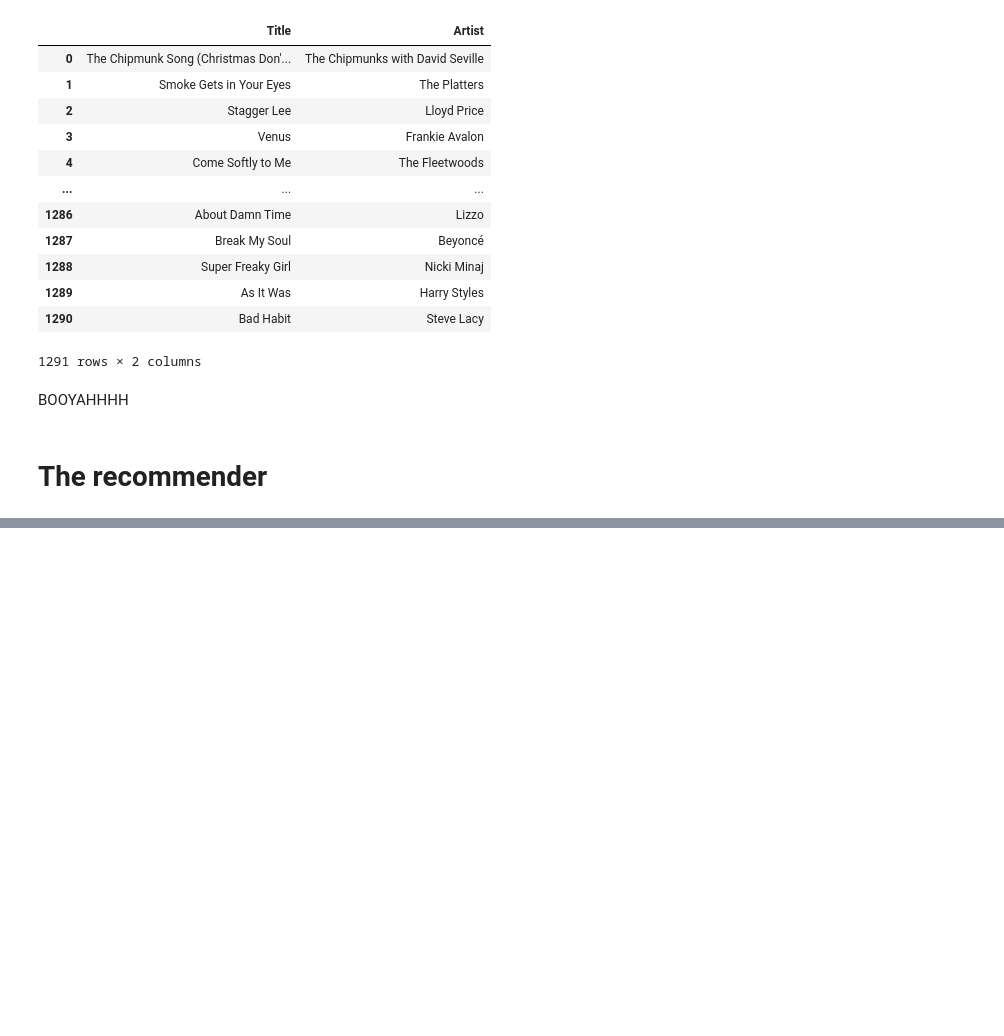
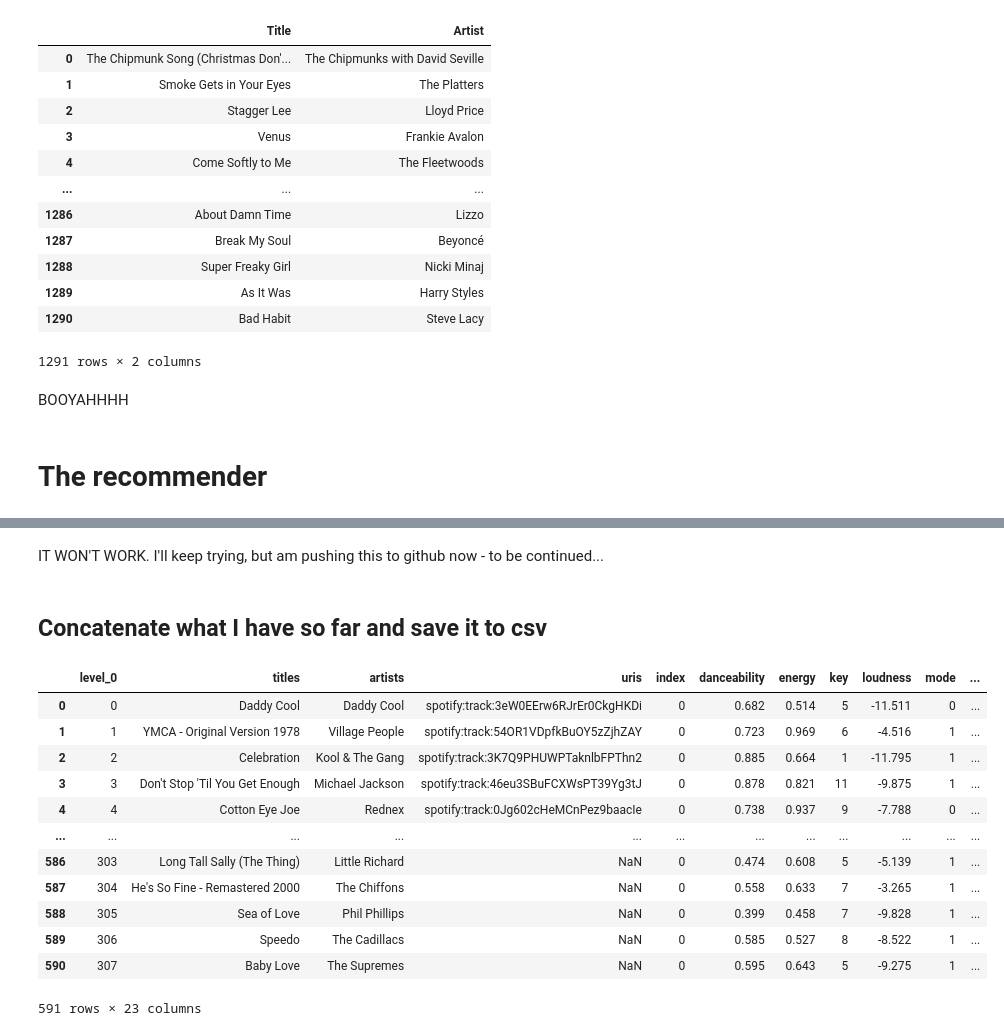
Before and after one commit to rjpeters/week6, a Jupyter notebook: Lab.ipynb, the cells around one changed output, grey strips where cells are left out. Saved outputs shown, nothing was run; the diff lists cells and outputs as text; code cells hidden in the pictures; blank space fills up the shorter version.

```diff
--- a/Lab.ipynb
+++ b/Lab.ipynb
@@ -509,0 +826,3 @@ Name: 742, dtype: object
+# %%
+# A fifties playlist
+fifties = convert_playlist("6FBDvXi7s1IBUypXsyuRsT")
@@ -509,0 +849,2 @@ Name: 742, dtype: object
+# %%
+sixties = convert_playlist("6Fb08r5usFhvjH9zRmV1KG")
@@ -509,0 +858,24 @@ Name: 742, dtype: object
+# %% [markdown]
+IT WON'T WORK. I'll keep trying, but am pushing this to github now - to be continued...
+# %% [markdown]
+## Concatenate what I have so far and save it to csv
+# %%
+save = pd.concat([songs_df, a, fifties, sixties], axis = 0)
+# %%
+save = save.reset_index()
+# %%
+save.to_csv("songs.txt")
+# %% [output]
+|  | level_0 | titles | artists | uris | index | danceability | energy | key | loudness | mode | ... |
+| 0 | 0 | Daddy Cool | Daddy Cool | spotify:track:3eW0EErw6RJrEr0CkgHKDi | 0 | 0.682 | 0.514 | 5 | -11.511 | 0 | ... |
+| 1 | 1 | YMCA - Original Version 1978 | Village People | spotify:track:54OR1VDpfkBuOY5zZjhZAY | 0 | 0.723 | 0.969 | 6 | -4.516 | 1 | ... |
+| 2 | 2 | Celebration | Kool & The Gang | spotify:track:3K7Q9PHUWPTaknlbFPThn2 | 0 | 0.885 | 0.664 | 1 | -11.795 | 1 | ... |
+| 3 | 3 | Don't Stop 'Til You Get Enough | Michael Jackson | spotify:track:46eu3SBuFCXWsPT39Yg3tJ | 0 | 0.878 | 0.821 | 11 | -9.875 | 1 | ... |
+| 4 | 4 | Cotton Eye Joe | Rednex | spotify:track:0Jg602cHeMCnPez9baacIe | 0 | 0.738 | 0.937 | 9 | -7.788 | 0 | ... |
+| ... | ... | ... | ... | ... | ... | ... | ... | ... | ... | ... | ... |
+| 586 | 303 | Long Tall Sally (The Thing) | Little Richard | NaN | 0 | 0.474 | 0.608 | 5 | -5.139 | 1 | ... |
+| 587 | 304 | He's So Fine - Remastered 2000 | The Chiffons | NaN | 0 | 0.558 | 0.633 | 7 | -3.265 | 1 | ... |
+| 588 | 305 | Sea of Love | Phil Phillips | NaN | 0 | 0.399 | 0.458 | 7 | -9.828 | 1 | ... |
+| 589 | 306 | Speedo | The Cadillacs | NaN | 0 | 0.585 | 0.527 | 8 | -8.522 | 1 | ... |
+| 590 | 307 | Baby Love | The Supremes | NaN | 0 | 0.595 | 0.643 | 5 | -9.275 | 1 | ... |
+591 rows × 23 columns
```
Also changed, not shown: parts of 60 cells of this notebook, 2 other files.
